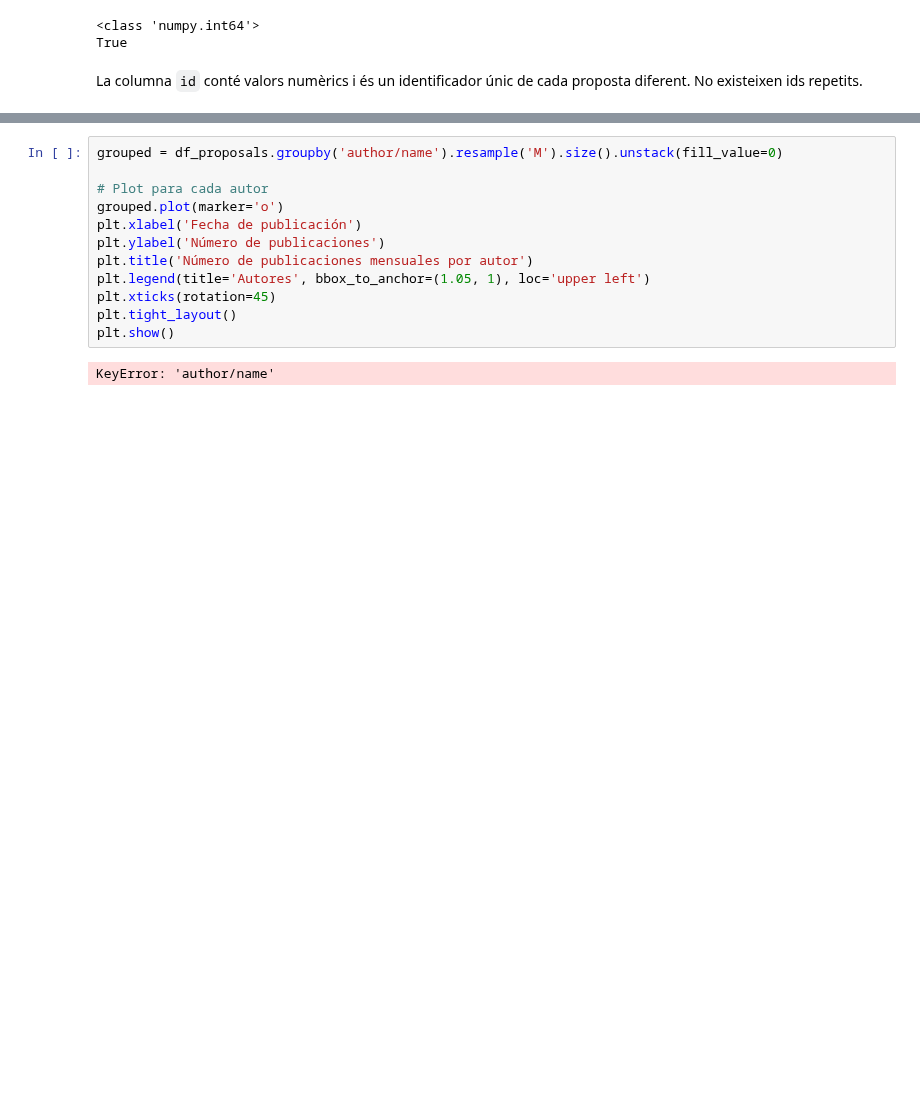
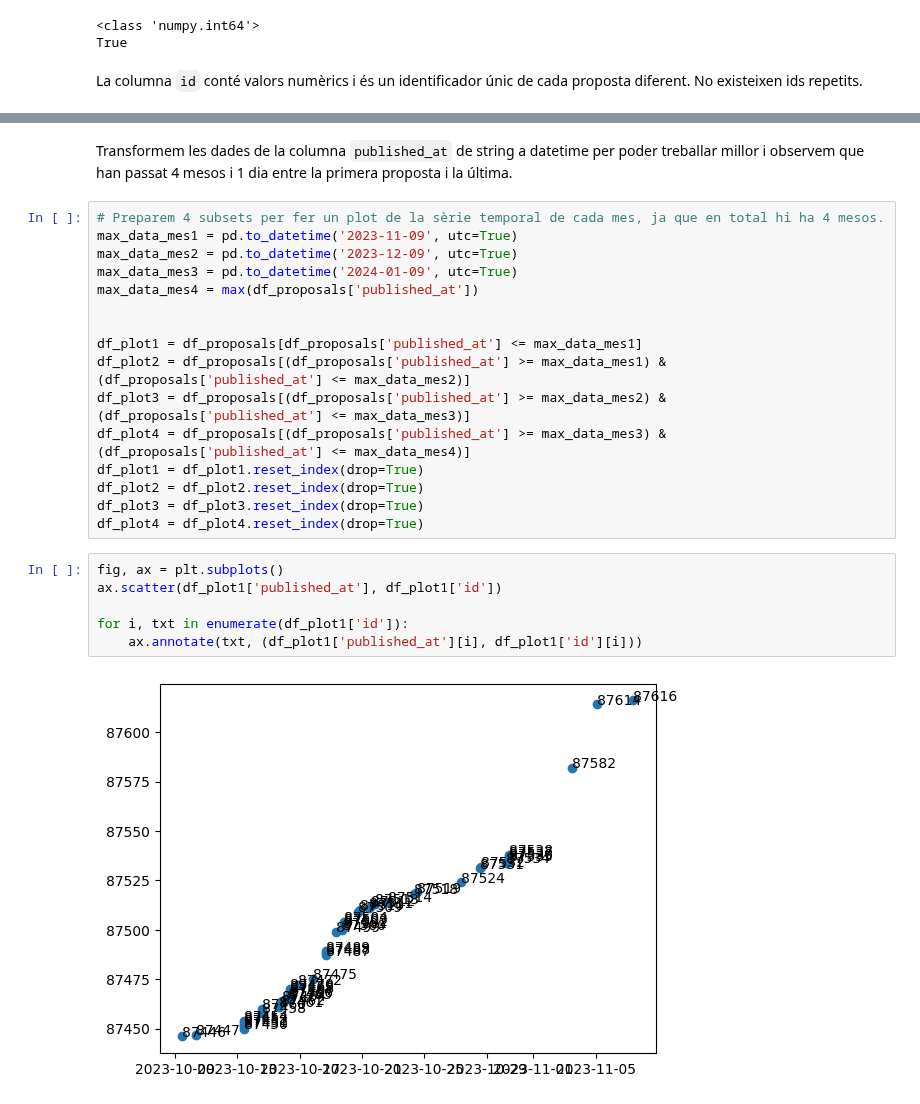
Before and after one commit to NoOPeEKS/dades-assemblea-clima, a Jupyter notebook: exploracio_csv.ipynb, the cells around one changed output, grey strips where cells are left out. Drawn from its saved outputs; the diff is of its cells as text; blank space fills up the shorter version.

Commit message:
Acabades series temporals de les propostes

```diff
--- a/exploracio_csv.ipynb
+++ b/exploracio_csv.ipynb
@@ -144,15 +150,27 @@ df_proposals.set_index(df_proposals['published_at']).plot()
 [figure]
-# %%
-grouped = df_proposals.groupby('author/name').resample('M').size().unstack(fill_value=0)
-
-# Plot para cada autor
-grouped.plot(marker='o')
-plt.xlabel('Fecha de publicación')
-plt.ylabel('Número de publicaciones')
-plt.title('Número de publicaciones mensuales por autor')
-plt.legend(title='Autores', bbox_to_anchor=(1.05, 1), loc='upper left')
-plt.xticks(rotation=45)
-plt.tight_layout()
-plt.show()
-# %% [output]
-KeyError: 'author/name'
+# %% [markdown]
+Transformem les dades de la columna `published_at` de string a datetime per poder treballar millor i observem que han passat 4 mesos i 1 dia entre la primera proposta i la última.
+# %%
+# Preparem 4 subsets per fer un plot de la sèrie temporal de cada mes, ja que en total hi ha 4 mesos.
+max_data_mes1 = pd.to_datetime('2023-11-09', utc=True)
+max_data_mes2 = pd.to_datetime('2023-12-09', utc=True)
+max_data_mes3 = pd.to_datetime('2024-01-09', utc=True)
+max_data_mes4 = max(df_proposals['published_at'])
+
+
+df_plot1 = df_proposals[df_proposals['published_at'] <= max_data_mes1]
+df_plot2 = df_proposals[(df_proposals['published_at'] >= max_data_mes1) & (df_proposals['published_at'] <= max_data_mes2)]
+df_plot3 = df_proposals[(df_proposals['published_at'] >= max_data_mes2) & (df_proposals['published_at'] <= max_data_mes3)]
+df_plot4 = df_proposals[(df_proposals['published_at'] >= max_data_mes3) & (df_proposals['published_at'] <= max_data_mes4)]
+df_plot1 = df_plot1.reset_index(drop=True)
+df_plot2 = df_plot2.reset_index(drop=True)
+df_plot3 = df_plot3.reset_index(drop=True)
+df_plot4 = df_plot4.reset_index(drop=True)
+# %%
+fig, ax = plt.subplots()
+ax.scatter(df_plot1['published_at'], df_plot1['id'])
+
+for i, txt in enumerate(df_plot1['id']):
+    ax.annotate(txt, (df_plot1['published_at'][i], df_plot1['id'][i]))
+# %% [output]
+[figure, added]
```
Also changed, not shown: parts of 9 cells of this notebook.
